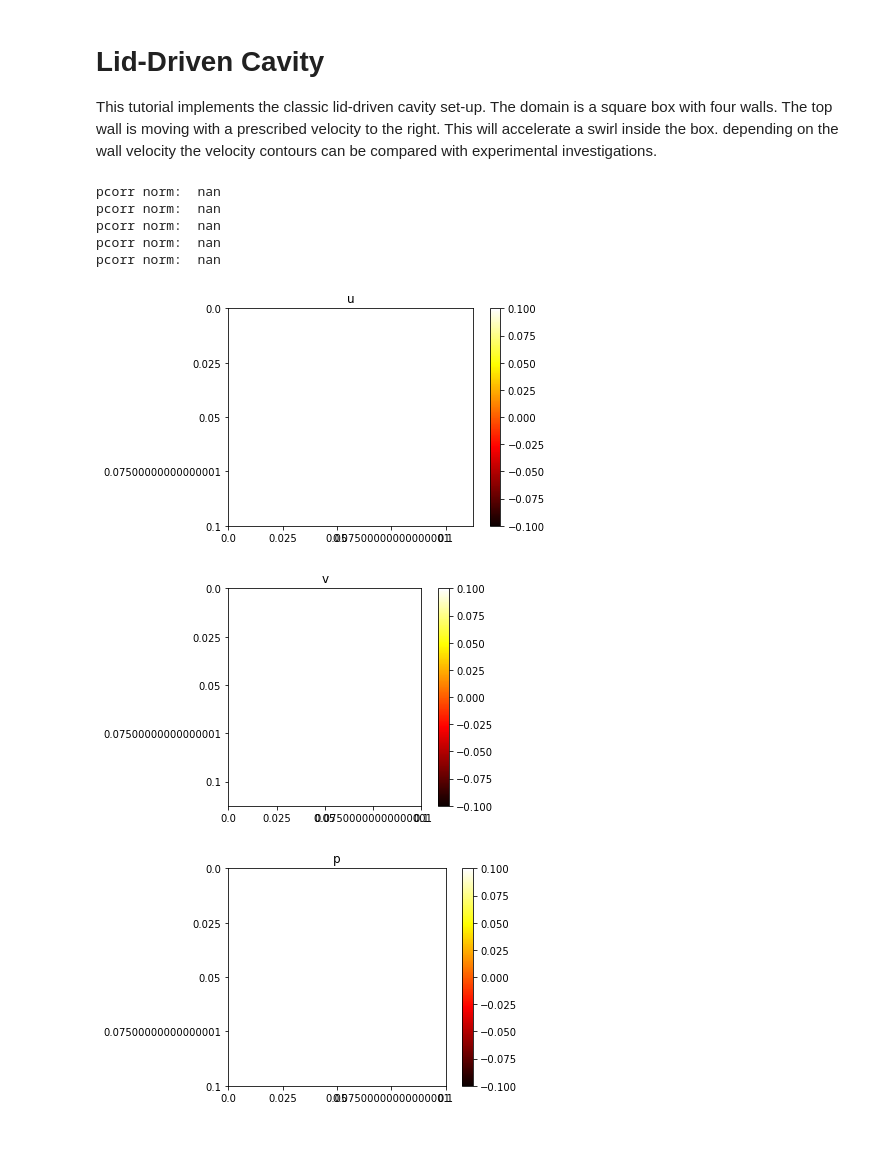
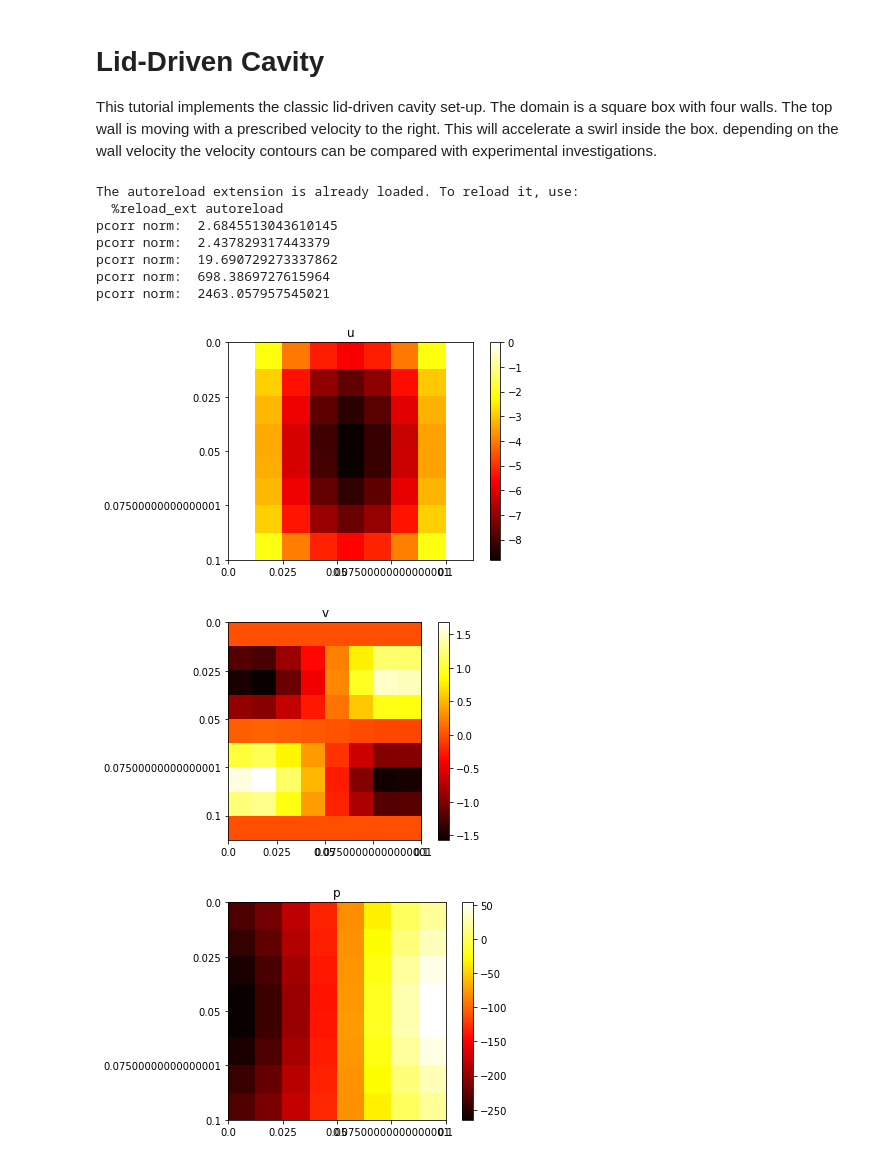
Before and after one commit to fjaschmoneit/multiphase-test-bench, a Jupyter notebook: Tutorials/lid_driven_cavity.ipynb, the cells around one changed output. Cells and saved outputs as stored; diff of their text form; code cells hidden in the pictures.

```diff
--- a/Tutorials/lid_driven_cavity.ipynb
+++ b/Tutorials/lid_driven_cavity.ipynb
@@ -67,7 +67,7 @@ Odin.defineBoundaryCondition(field=p, boundaryName='bottom', type=boundaryType,
 Odin.defineBoundaryCondition(field=p, boundaryName='left', type=boundaryType , value=0)
 Odin.defineBoundaryCondition(field=p, boundaryName='right', type=boundaryType, value=0)
 
-alphaP = 0.1
+alphaP = 0.01
 alphaV = 0.4
 
 for i in range(5):
@@ -98,38 +98,40 @@ for i in range(5):
 #     # u_old = np.copy(u.data)
 #     # v_old = np.copy(v.data)
 #
 #     u.data = Odin.solve(u)
 #     v.data = Odin.solve(v)
 #
 #     p_correction = Odin.solve(p)
 #     p.data +=  alphaP*p_correction
 #
 #     u.data[internal_u] += alphaV*(p.govModel.d_u[internal_u] * ( p_correction[west]- p_correction[east] ))
 #     v.data[internal_v] += alphaV*(p.govModel.d_v[internal_v] * ( p_correction[south]- p_correction[north] ))
 #
 #     # u.data[internal_u] = alphaV*u_new + (1.0-alphaV)*u_old[internal_u]
 #     # v.data[internal_v] = alphaV*v_new + (1.0-alphaV)*v_old[internal_v]
 #     #
 #     # u.data[internal_u] +=  p.govModel.d_u[internal_u] * ( p_correction[west]- p_correction[east] )
 #     # v.data[internal_v] += p.govModel.d_v[internal_v] * ( p_correction[south]- p_correction[north])
 #     #
 #     # u_new = u.data[internal_u] + p.govModel.d_u[internal_u] * ( p_correction[west]- p_correction[east] )
 #
 
 Odin.display(u,mesh, 'u')
 Odin.display(v,mesh, 'v')
 Odin.display(p,mesh, 'p')
 
 
 vel = Odin.calcCollocatedVelocityField(u.data, v.data)
 velMag = Odin.calcVelocityMagnitude(vel)
 Odin.display(velMag,mesh, 'mag vel')
 # %% [output]
-pcorr norm:  nan
-pcorr norm:  nan
-pcorr norm:  nan
-pcorr norm:  nan
-pcorr norm:  nan
+The autoreload extension is already loaded. To reload it, use:
+  %reload_ext autoreload
+pcorr norm:  2.6845513043610145
+pcorr norm:  2.437829317443379
+pcorr norm:  19.690729273337862
+pcorr norm:  698.3869727615964
+pcorr norm:  2463.057957545021
-[figure, old version]
+[figure, new version]
-[figure, old version]
+[figure, new version]
-[figure, old version]
+[figure, new version]
```
Also changed, not shown: parts of 1 cell of this notebook, 1 other file.
